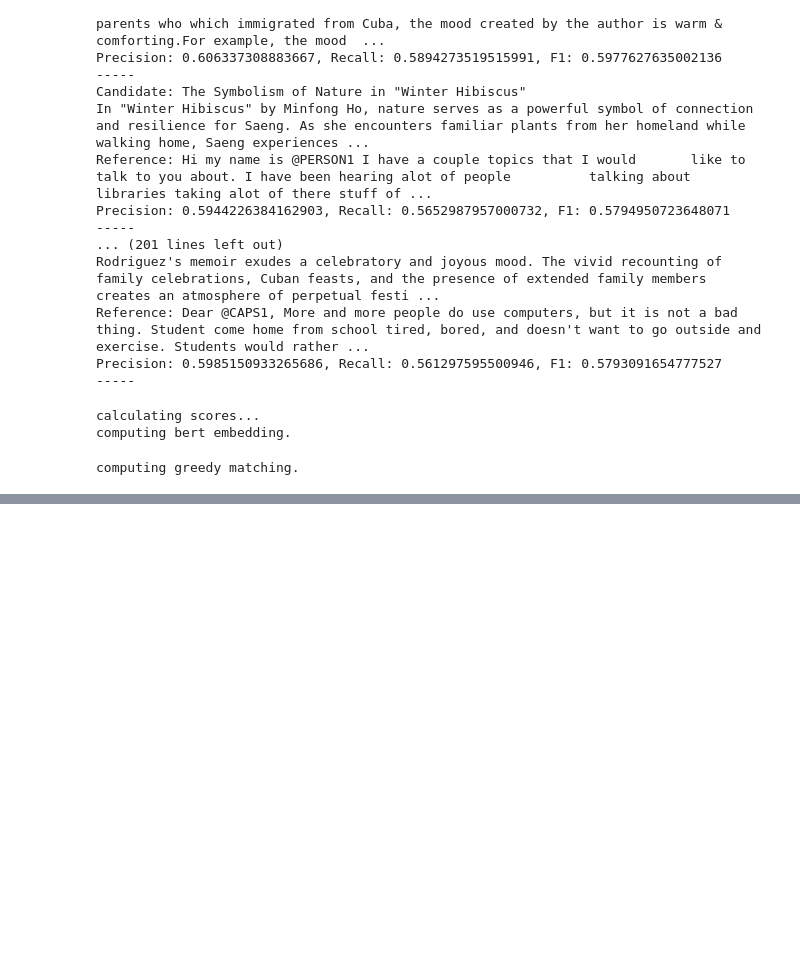
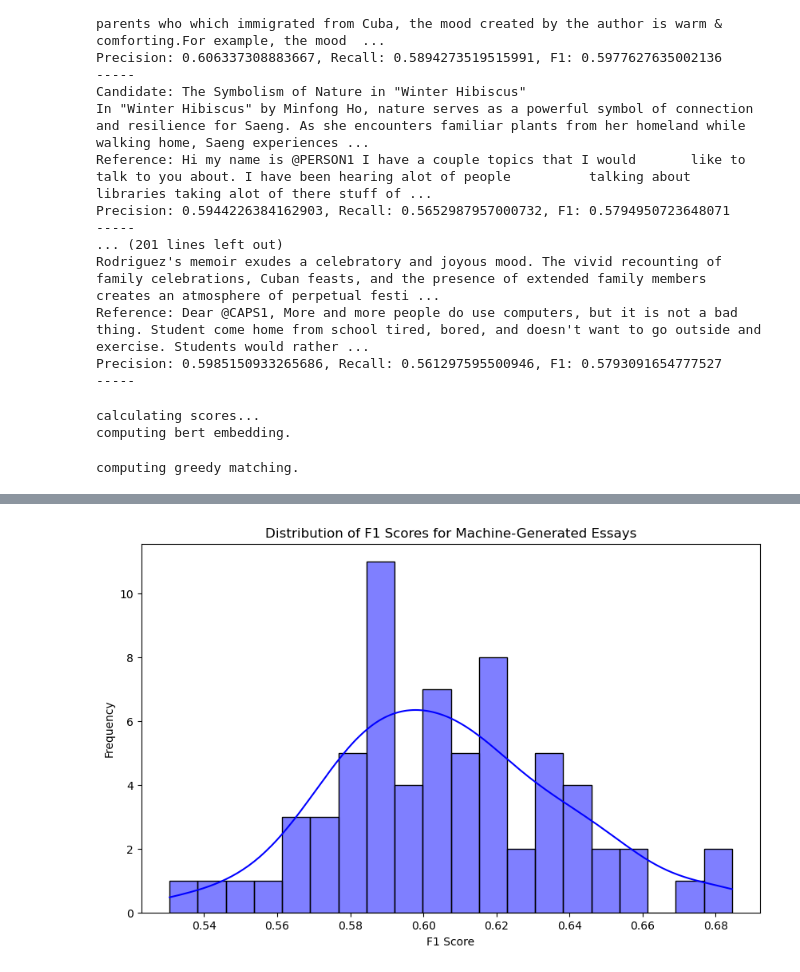
Before and after one commit to duongllhtuet/The-generation-of-AI-generated-text-using-the-BERTSCORE-method, a Jupyter notebook: ModelBERTScore.ipynb, the cells around one changed output, grey strips where cells are left out. Cells and saved outputs as stored; diff of their text form; code cells hidden in the pictures; blank space fills up the shorter version.

```diff
--- a/ModelBERTScore.ipynb
+++ b/ModelBERTScore.ipynb
@@ -256,37 +256,81 @@ Precision: 0.5985150933265686, Recall: 0.561297595500946, F1: 0.5793091654777527
 # %%
 from bert_score import score
 import pandas as pd
+import matplotlib.pyplot as plt
+import seaborn as sns
 
 # Đọc dữ liệu từ các tệp CSV
 df_references = pd.read_csv('/Users/nobitad/Workspace/MyProject/Seminar/Datasets/sampled_df.csv')
-df_candidates = pd.read_csv('/Users/nobitad/Workspace/MyProject/Seminar/Datasets/testing_set/concatenated_file_without_df1.csv')
+df_candidates = pd.read_csv('/Users/nobitad/Workspace/MyProject/Seminar/Datasets/testing_set/concatenated_file.csv')
 
 # Đảm bảo số lượng mẫu trong cả dữ liệu tham chiếu và ứng viên là bằng nhau
 min_samples = min(len(df_references), len(df_candidates))
-df_references = df_references.sample(n=min_samples, random_state=42)
-df_candidates = df_candidates.sample(n=min_samples, random_state=42)
+df_references = df_references.sample(n=min_samples, random_state=42).reset_index(drop=True)
+df_candidates = df_candidates.sample(n=min_samples, random_state=42).reset_index(drop=True)
 
-# Chia dữ liệu thành các batch nhỏ hơn
-batch_size = 10
-num_batches = min_samples // batch_size
+# Lấy các bài luận và tính BERTScore
+references = df_references['essay'].values.tolist()
+candidates = df_candidates['essay'].values.tolist()
 
-all_P, all_R, all_F1 = [], [], []
+# Tính toán BERTScore
+P, R, F1 = score(candidates, references, lang="vi", verbose=True)
 
-for i in range(num_batches):
-    batch_references = df_references.iloc[i*batch_size:(i+1)*batch_size]['essay'].values.tolist()
-    batch_candidates = df_candidates.iloc[i*batch_size:(i+1)*batch_size]['essay'].values.tolist()
-
-    P, R, F1 = score(batch_candidates, batch_references, lang="vi", verbose=True)
-    all_P.append(P.mean().item())
-    all_R.append(R.mean().item())
-    all_F1.append(F1.mean().item())
+# Thêm điểm số vào DataFrame
+df_candidates['precision'] = P.tolist()
+df_candidates['recall'] = R.tolist()
+df_candidates['f1'] = F1.tolist()
 
 # Tính điểm trung bình cho toàn bộ tập dữ liệu
-avg_P = sum(all_P) / num_batches
-avg_R = sum(all_R) / num_batches
-avg_F1 = sum(all_F1) / num_batches
+avg_P = P.mean().item()
+avg_R = R.mean().item()
+avg_F1 = F1.mean().item()
 
 print(f"Precision: {avg_P}, Recall: {avg_R}, F1: {avg_F1}")
+
+# Trực quan hóa phân phối điểm số
+plt.figure(figsize=(10, 6))
+sns.histplot(df_candidates['f1'], kde=True, bins=20, color='blue')
+plt.xlabel('F1 Score')
+plt.ylabel('Frequency')
+plt.title('Distribution of F1 Scores for Machine-Generated Essays')
+plt.show()
+
+# Tìm bài luận có điểm F1 cao nhất và thấp nhất
+max_f1_idx = df_candidates['f1'].idxmax()
+min_f1_idx = df_candidates['f1'].idxmin()
+
+print("\nBài luận có điểm F1 cao nhất:")
+print(f"Candidate: {df_candidates.loc[max_f1_idx, 'essay']}")
+print(f"Reference: {df_references.loc[max_f1_idx, 'essay']}")
+print(f"Precision: {df_candidates.loc[max_f1_idx, 'precision']}, Recall: {df_candidates.loc[max_f1_idx, 'recall']}, F1: {df_candidates.loc[max_f1_idx, 'f1']}")
+print("-----")
+
+print("\nBài luận có điểm F1 thấp nhất:")
+print(f"Candidate: {df_candidates.loc[min_f1_idx, 'essay']}")
+print(f"Reference: {df_references.loc[min_f1_idx, 'essay']}")
+print(f"Precision: {df_candidates.loc[min_f1_idx, 'precision']}, Recall: {df_candidates.loc[min_f1_idx, 'recall']}, F1: {df_candidates.loc[min_f1_idx, 'f1']}")
+print("-----")
+
+# Thêm biểu đồ boxplot để so sánh phân phối điểm số
+plt.figure(figsize=(10, 6))
+sns.boxplot(data=df_candidates[['precision', 'recall', 'f1']])
+plt.title('Boxplot of Precision, Recall, and F1 Scores')
+plt.show()
+
+# Phân tích thêm các bài luận có điểm F1 cao nhất và thấp nhất
+df_candidates_sorted = df_candidates.sort_values(by='f1', ascending=False)
+
+print("\nTop 5 bài luận có điểm F1 cao nhất:")
+for idx, row in df_candidates_sorted.head(5).iterrows():
+    print(f"Candidate: {row['essay']}")
+    print(f"Reference: {df_references.loc[idx, 'essay']}")
+    print(f"Precision: {row['precision']}, Recall: {row['recall']}, F1: {row['f1']}")
+    print("-----")
+
+print("\nTop 5 bài luận có điểm F1 thấp nhất:")
+for idx, row in df_candidates_sorted.tail(5).iterrows():
+    print(f"Candidate: {row['essay']}")
+    print(f"Reference: {df_references.loc[idx, 'essay']}")
 # %% [output]
 calculating scores...
 computing bert embedding.
@@ -296,0 +340 @@ computing bert embedding.
+[figure, added]
```
Also changed, not shown: parts of 1 cell of this notebook, 1 other file.
